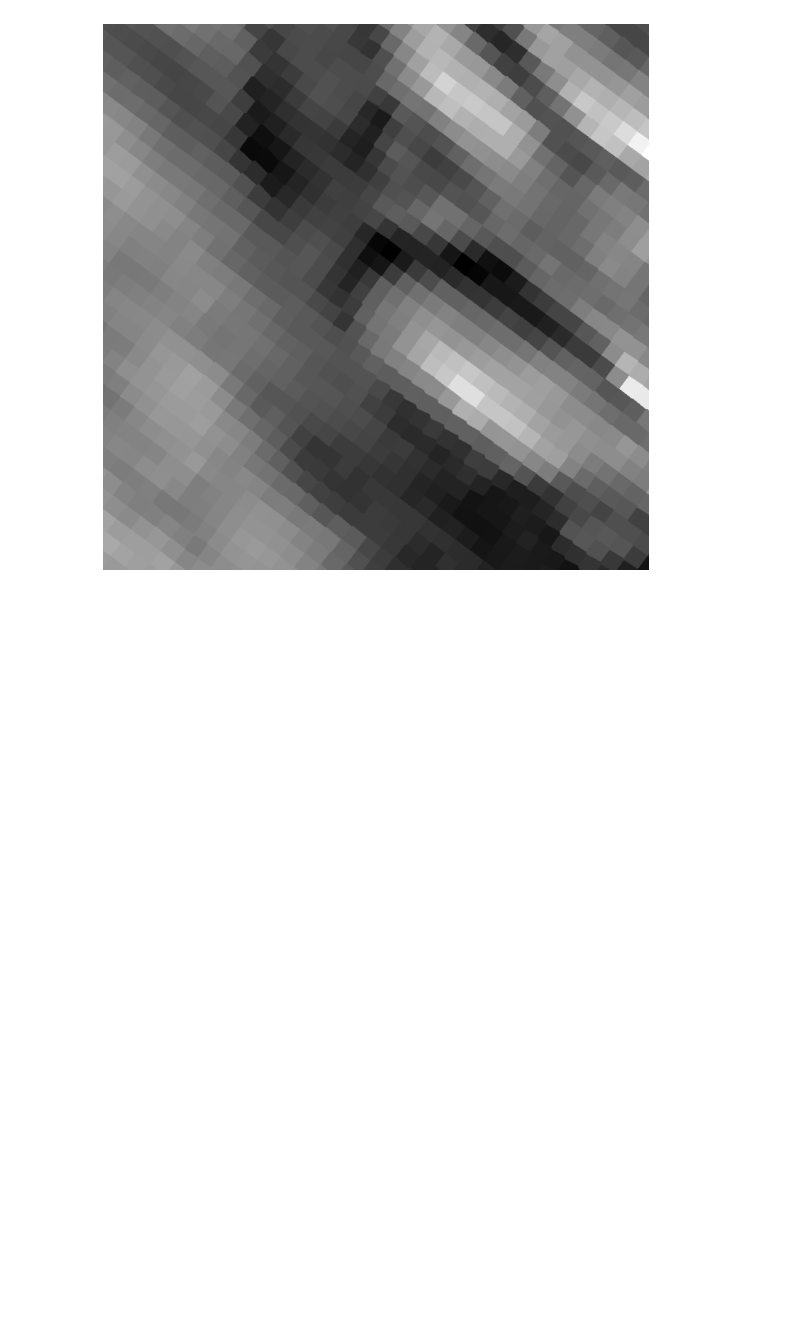
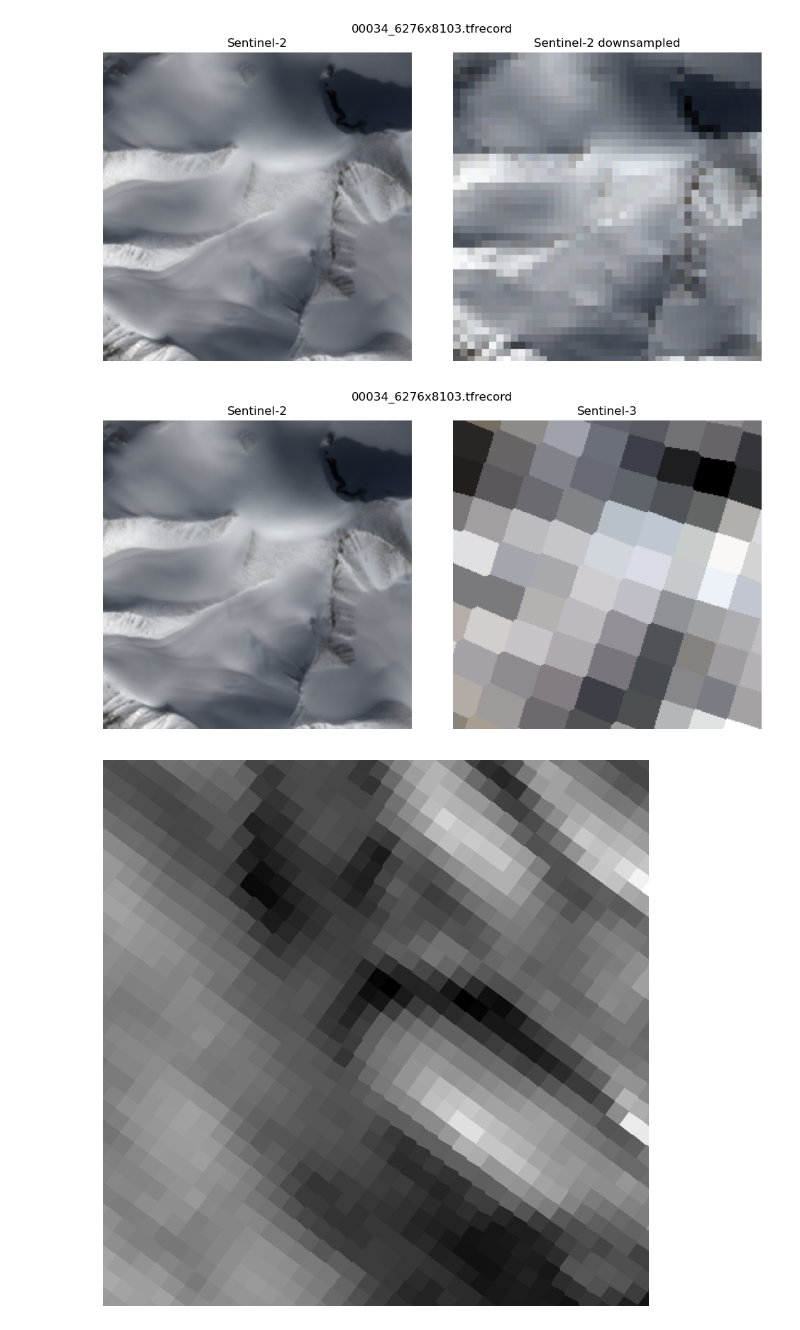
Before and after one commit to ucabcbo/ARISGAN, a Jupyter notebook: preprocessing/single_tiff.ipynb, the cells around one changed output. Cells and saved outputs as stored; diff of their text form; code cells hidden in the pictures; blank space fills up the shorter version.

```diff
--- a/preprocessing/single_tiff.ipynb
+++ b/preprocessing/single_tiff.ipynb
@@ -53,3 +53,24 @@ Warning 1: TIFFReadDirectory:Sum of Photometric type-related color channels and
+# %%
+import importlib
+importlib.reload(tbx)
+
+TENSOR_FILENAME = random.choice(os.listdir(os.path.join(init.DATA_ROOT, 'classic_tfrecords256_train/')))
+
+TENSOR_FILENAME_DOWN6 = os.path.join(init.DATA_ROOT, 'alt6_tfrecords256_train/', TENSOR_FILENAME)
+TENSOR_FILENAME_CLASSIC = os.path.join(init.DATA_ROOT, 'classic_tfrecords256_train/', TENSOR_FILENAME)
+
+for sample_file in [TENSOR_FILENAME_DOWN6]:
+    sample_dataset = tf.data.TFRecordDataset(sample_file)
+    for element in sample_dataset:
+        tbx.plot_tensor_sbs_alt(element, init.TILESIZE, title=TENSOR_FILENAME)
+
+for sample_file in [TENSOR_FILENAME_CLASSIC]:
+    sample_dataset = tf.data.TFRecordDataset(sample_file)
+    for element in sample_dataset:
+        tbx.plot_tensor_sbs(element, init.TILESIZE, title=TENSOR_FILENAME)
+# %% [output]
+[figure, added]
+[figure, added]
 # %%
 import importlib
 importlib.reload(tbx)
```
Also changed, not shown: parts of 3 cells of this notebook, 8 other files.
